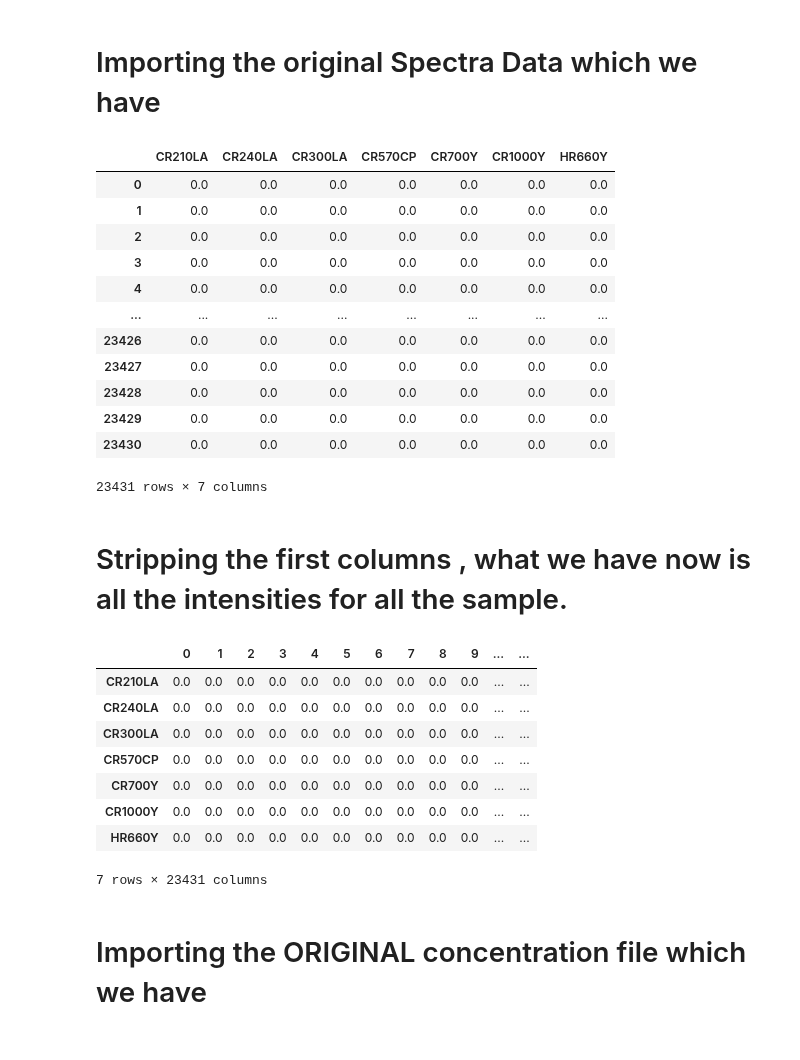
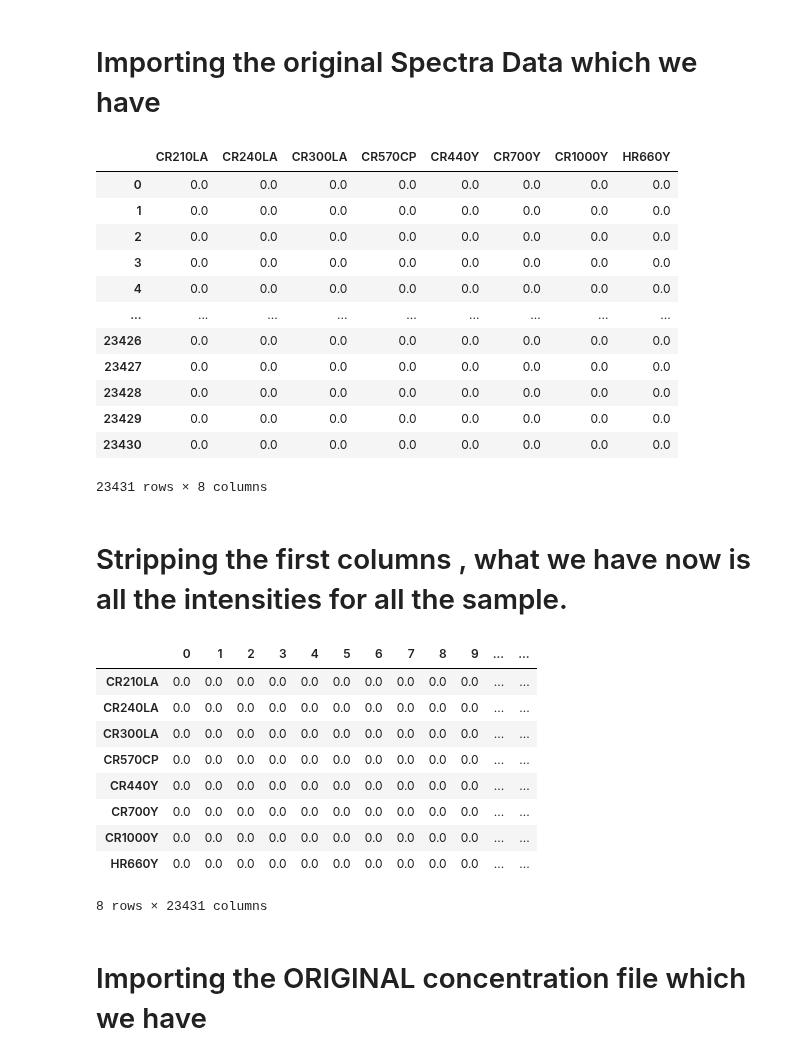
Before and after one commit to rahulrpatil3005/Handheld_LIBS, a Jupyter notebook: TUT3_Univariate_Analysis/Univariate_Analysis.ipynb, the cells around one changed output. Cells and saved outputs as stored; diff of their text form; code cells hidden in the pictures.

```diff
--- a/TUT3_Univariate_Analysis/Univariate_Analysis.ipynb
+++ b/TUT3_Univariate_Analysis/Univariate_Analysis.ipynb
@@ -22,26 +22,26 @@ output_notebook()
 # %% [markdown]
 # Importing the original Spectra Data which we have
 # %%
-spectra_data_og = pd.read_csv(r'Spectra Data.csv', skiprows=0 ,usecols = [1,2,3,4,6,7,8] )
+spectra_data_og = pd.read_csv(r'Spectra Data.csv', skiprows=0 ,usecols = [1,2,3,4,5,6,7,8] )
 spectra_data_og
 # %% [output]
-|  | CR210LA | CR240LA | CR300LA | CR570CP | CR700Y | CR1000Y | HR660Y |
-| 0 | 0.0 | 0.0 | 0.0 | 0.0 | 0.0 | 0.0 | 0.0 |
-| 1 | 0.0 | 0.0 | 0.0 | 0.0 | 0.0 | 0.0 | 0.0 |
-| 2 | 0.0 | 0.0 | 0.0 | 0.0 | 0.0 | 0.0 | 0.0 |
-| 3 | 0.0 | 0.0 | 0.0 | 0.0 | 0.0 | 0.0 | 0.0 |
-| 4 | 0.0 | 0.0 | 0.0 | 0.0 | 0.0 | 0.0 | 0.0 |
-| ... | ... | ... | ... | ... | ... | ... | ... |
-| 23426 | 0.0 | 0.0 | 0.0 | 0.0 | 0.0 | 0.0 | 0.0 |
-| 23427 | 0.0 | 0.0 | 0.0 | 0.0 | 0.0 | 0.0 | 0.0 |
-| 23428 | 0.0 | 0.0 | 0.0 | 0.0 | 0.0 | 0.0 | 0.0 |
-| 23429 | 0.0 | 0.0 | 0.0 | 0.0 | 0.0 | 0.0 | 0.0 |
-| 23430 | 0.0 | 0.0 | 0.0 | 0.0 | 0.0 | 0.0 | 0.0 |
+|  | CR210LA | CR240LA | CR300LA | CR570CP | CR440Y | CR700Y | CR1000Y | HR660Y |
+| 0 | 0.0 | 0.0 | 0.0 | 0.0 | 0.0 | 0.0 | 0.0 | 0.0 |
+| 1 | 0.0 | 0.0 | 0.0 | 0.0 | 0.0 | 0.0 | 0.0 | 0.0 |
+| 2 | 0.0 | 0.0 | 0.0 | 0.0 | 0.0 | 0.0 | 0.0 | 0.0 |
+| 3 | 0.0 | 0.0 | 0.0 | 0.0 | 0.0 | 0.0 | 0.0 | 0.0 |
+| 4 | 0.0 | 0.0 | 0.0 | 0.0 | 0.0 | 0.0 | 0.0 | 0.0 |
+| ... | ... | ... | ... | ... | ... | ... | ... | ... |
+| 23426 | 0.0 | 0.0 | 0.0 | 0.0 | 0.0 | 0.0 | 0.0 | 0.0 |
+| 23427 | 0.0 | 0.0 | 0.0 | 0.0 | 0.0 | 0.0 | 0.0 | 0.0 |
+| 23428 | 0.0 | 0.0 | 0.0 | 0.0 | 0.0 | 0.0 | 0.0 | 0.0 |
+| 23429 | 0.0 | 0.0 | 0.0 | 0.0 | 0.0 | 0.0 | 0.0 | 0.0 |
+| 23430 | 0.0 | 0.0 | 0.0 | 0.0 | 0.0 | 0.0 | 0.0 | 0.0 |
-23431 rows × 7 columns
+23431 rows × 8 columns
 # %% [markdown]
 # Stripping the first columns , what we have now is all the intensities for all the sample.
 # %%
-spectra_data = pd.read_csv(r'Spectra Data.csv', skiprows=0 , usecols=[1,2,3,4,6,7,8])
+spectra_data = pd.read_csv(r'Spectra Data.csv', skiprows=0 , usecols=[1,2,3,4,5,6,7,8])
 spectra_data_trans = spectra_data.transpose()
 spectra_data_trans
 # %% [output]
@@ -50,10 +50,11 @@ spectra_data_trans
 | CR240LA | 0.0 | 0.0 | 0.0 | 0.0 | 0.0 | 0.0 | 0.0 | 0.0 | 0.0 | 0.0 | ... | ... |
 | CR300LA | 0.0 | 0.0 | 0.0 | 0.0 | 0.0 | 0.0 | 0.0 | 0.0 | 0.0 | 0.0 | ... | ... |
 | CR570CP | 0.0 | 0.0 | 0.0 | 0.0 | 0.0 | 0.0 | 0.0 | 0.0 | 0.0 | 0.0 | ... | ... |
+| CR440Y | 0.0 | 0.0 | 0.0 | 0.0 | 0.0 | 0.0 | 0.0 | 0.0 | 0.0 | 0.0 | ... | ... |
 | CR700Y | 0.0 | 0.0 | 0.0 | 0.0 | 0.0 | 0.0 | 0.0 | 0.0 | 0.0 | 0.0 | ... | ... |
 | CR1000Y | 0.0 | 0.0 | 0.0 | 0.0 | 0.0 | 0.0 | 0.0 | 0.0 | 0.0 | 0.0 | ... | ... |
 | HR660Y | 0.0 | 0.0 | 0.0 | 0.0 | 0.0 | 0.0 | 0.0 | 0.0 | 0.0 | 0.0 | ... | ... |
-7 rows × 23431 columns
+8 rows × 23431 columns
 # %% [markdown]
 # Importing the ORIGINAL concentration file which we have
 # %%
```
Also changed, not shown: parts of 2 cells of this notebook, 1 other file.
